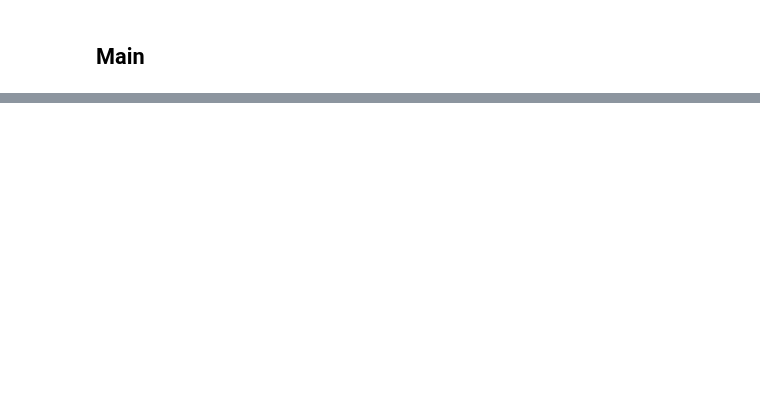
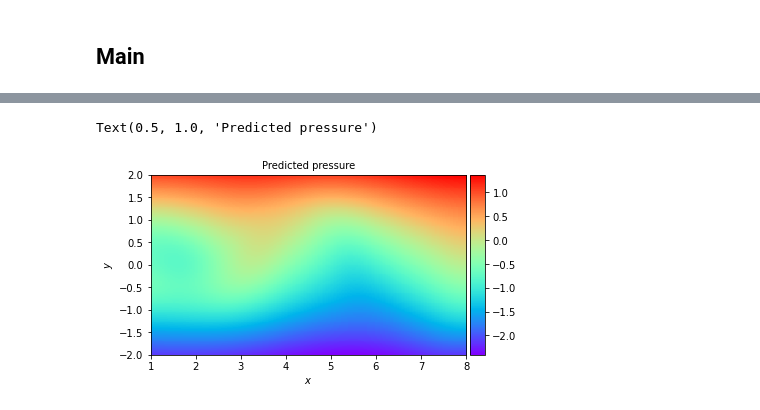
Before and after one commit to marcosbenicio/pinns, a Jupyter notebook: pinn_stokes.ipynb, the cells around one changed output, grey strips where cells are left out. Cells and saved outputs as stored; diff of their text form; code cells hidden in the pictures; blank space fills up the shorter version.

```diff
--- a/pinn_stokes.ipynb
+++ b/pinn_stokes.ipynb
@@ -347,0 +452,18 @@ grads :
+# %%
+ax = plt.subplot(111)
+
+h = ax.imshow(P_pred, interpolation='nearest', cmap='rainbow',
+                extent=[x_test.min(), x_test.max(), y_test.min(), y_test.max()],
+                origin='lower', aspect='auto')
+
+divider = make_axes_locatable(ax)
+cax = divider.append_axes("right", size="5%", pad=0.05)
+
+fig.colorbar(h, cax=cax)
+ax.set_xlabel('$x$')
+ax.set_ylabel('$y$')
+ax.set_aspect('equal', 'box')
+ax.set_title('Predicted pressure', fontsize = 10)
+# %% [output]
+Text(0.5, 1.0, 'Predicted pressure')
+[figure, added]
```
Also changed, not shown: parts of 18 cells of this notebook.
